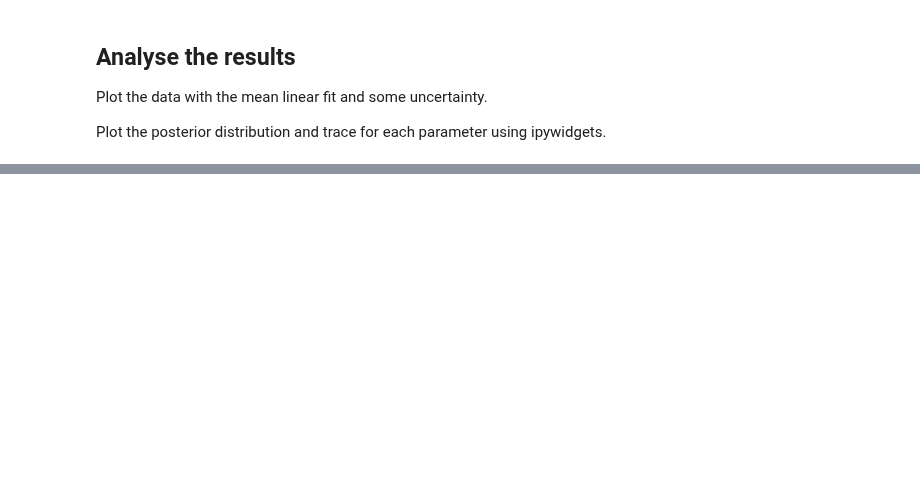
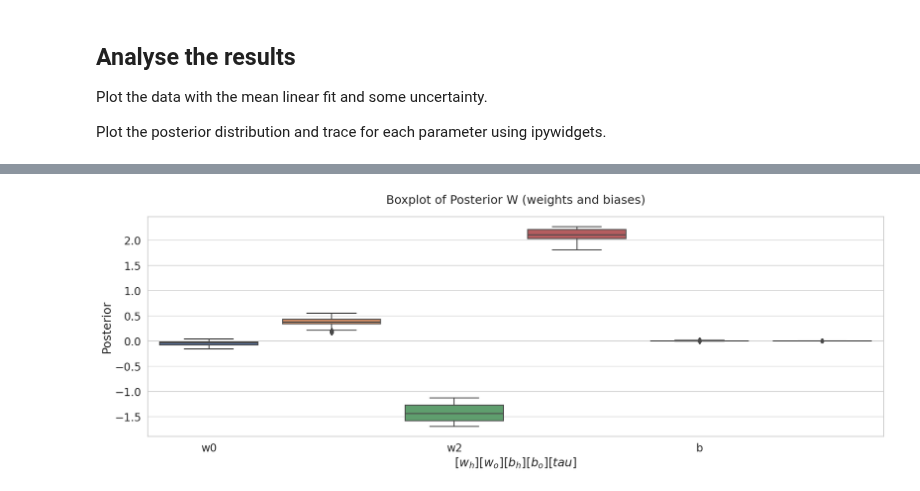
Before and after one commit to sydney-machine-learning/Bayesianneuralnetworks-MCMC-tutorial, a Jupyter notebook: 03-Linear-Model.ipynb, the cells around one changed output, grey strips where cells are left out. Cells and saved outputs as stored; diff of their text form; code cells hidden in the pictures; blank space fills up the shorter version.

```diff
--- a/03-Linear-Model.ipynb
+++ b/03-Linear-Model.ipynb
@@ -114,6 +121,7 @@ def sampler(self):
     pos_theta = np.ones((self.n_samples, self.theta_size))
     # posterior defining the variance of the noise in predictions
     pos_tau = np.ones((self.n_samples, 1))
+    pos_eta = np.ones((self.n_samples, 1))
 
     # record output f(x) over all samples
     pred_y = np.ones((self.n_samples, self.x_data.shape[0]))
@@ -171,10 +179,12 @@ def sampler(self):
             # store to make up the posterior
             pos_theta[ii,] = theta_proposal
             pos_tau[ii,] = tausq_proposal
+            pos_eta[ii,] = eta_proposal
         else:
             # reject move and store the old values
             pos_theta[ii,] = pos_theta[ii-1,]
             pos_tau[ii,] = pos_tau[ii-1,]
+            pos_eta[ii,] = pos_eta[ii-1,]
 
     # calculate the acceptance rate as a check
     accept_rate = (n_accept / self.n_samples) * 100
@@ -183,6 +193,7 @@ def sampler(self):
     # store the posterior (samples after burn in) in a pandas dataframe and return
     self.pos_theta = pos_theta[self.n_burnin:, ]
     self.pos_tau = pos_tau[self.n_burnin:, ]
+    self.pos_eta = pos_eta[self.n_burnin:, ]
     self.rmse_data = rmse_data[self.n_burnin:]
 
     # split theta into w and b
@@ -312,0 +384,5 @@ interactive(children=(Dropdown(description='Parameter:', options=('w0', 'b', 'ta
+# %%
+# Visualise all the network weights
+boxplot_weights(results,width=20)
+# %% [output]
+[figure, added]
```
Also changed, not shown: parts of 12 cells of this notebook, 1 other file.
